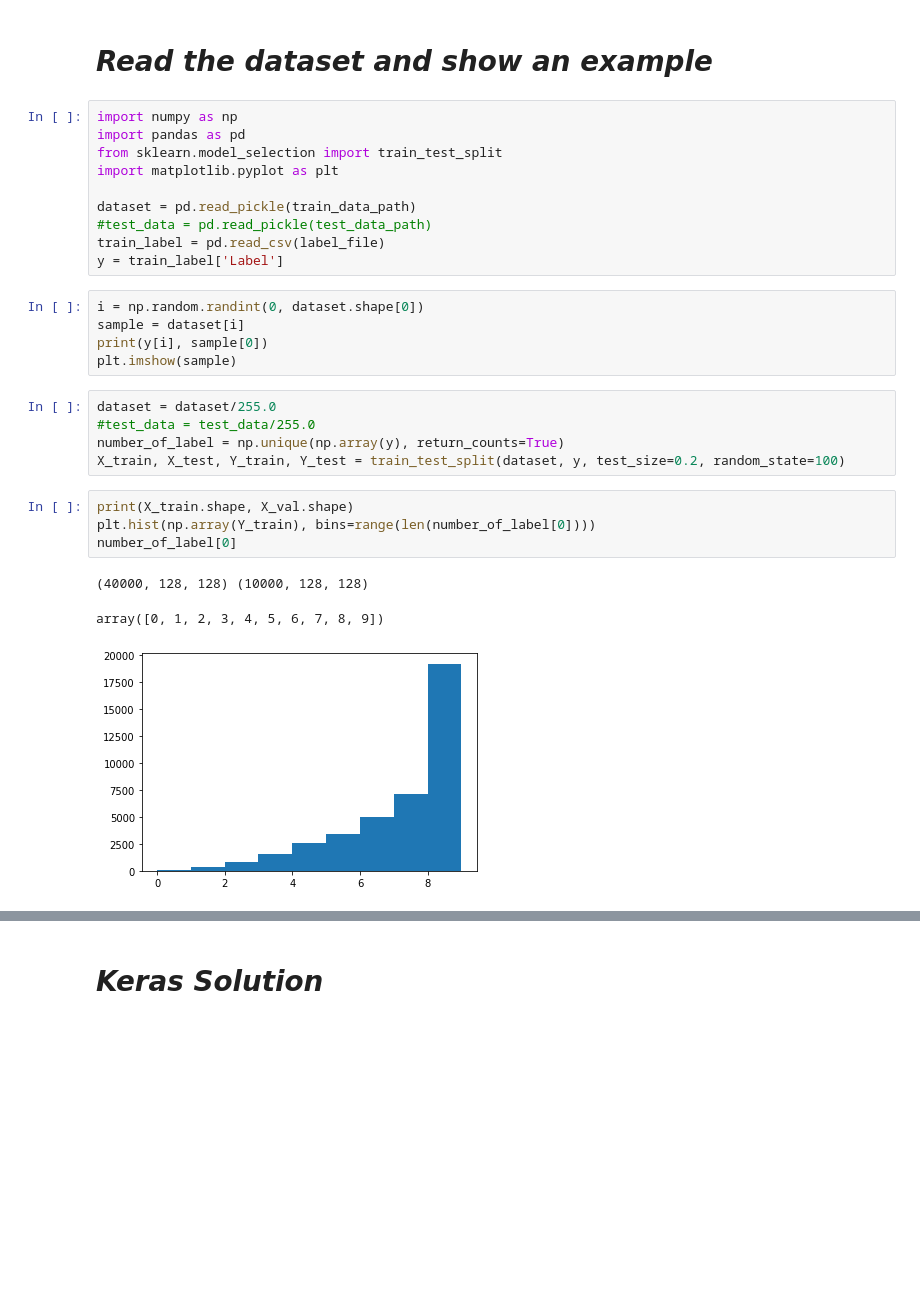
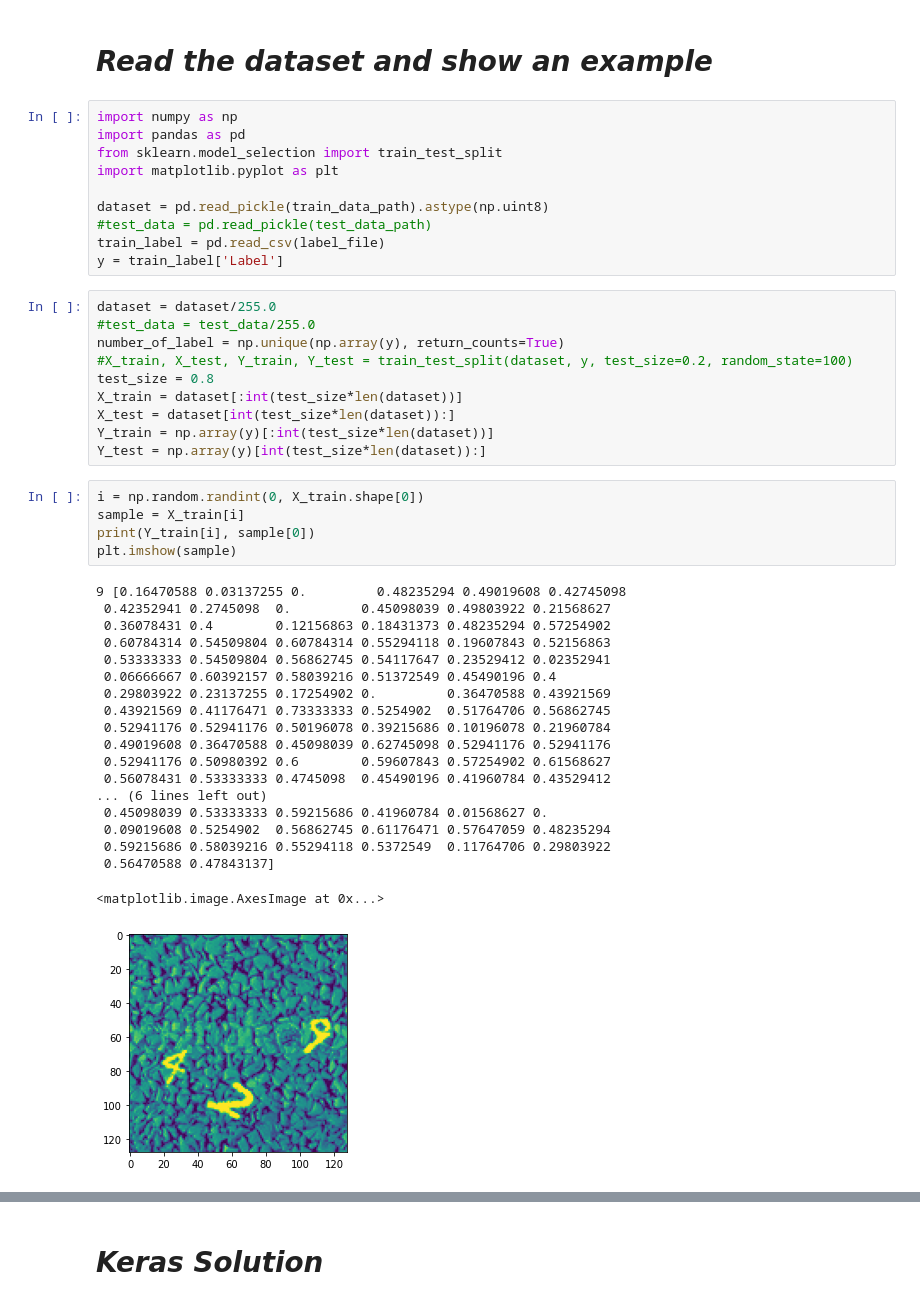
Before and after one commit to aquangnguyen1992/tensorflow_colab, a Jupyter notebook: mnist_max.ipynb, the cells around one changed output, grey strips where cells are left out. Cells and saved outputs as stored; diff of their text form; blank space fills up the shorter version.

Commit message:
Still cannot train. Memory problem

```diff
--- a/mnist_max.ipynb
+++ b/mnist_max.ipynb
@@ -27,25 +27,42 @@ import pandas as pd
 from sklearn.model_selection import train_test_split
 import matplotlib.pyplot as plt
 
-dataset = pd.read_pickle(train_data_path)
+dataset = pd.read_pickle(train_data_path).astype(np.uint8)
 #test_data = pd.read_pickle(test_data_path)
 train_label = pd.read_csv(label_file)
 y = train_label['Label']
+# %%
+dataset = dataset/255.0
+#test_data = test_data/255.0
+number_of_label = np.unique(np.array(y), return_counts=True)
+#X_train, X_test, Y_train, Y_test = train_test_split(dataset, y, test_size=0.2, random_state=100)
+test_size = 0.8
+X_train = dataset[:int(test_size*len(dataset))]
+X_test = dataset[int(test_size*len(dataset)):]
+Y_train = np.array(y)[:int(test_size*len(dataset))]
+Y_test = np.array(y)[int(test_size*len(dataset)):]
 # %%
-i = np.random.randint(0, dataset.shape[0])
-sample = dataset[i]
-print(y[i], sample[0])
+i = np.random.randint(0, X_train.shape[0])
+sample = X_train[i]
+print(Y_train[i], sample[0])
 plt.imshow(sample)
+# %% [output]
+9 [0.16470588 0.03137255 0.         0.48235294 0.49019608 0.42745098
+ 0.42352941 0.2745098  0.         0.45098039 0.49803922 0.21568627
+ 0.36078431 0.4        0.12156863 0.18431373 0.48235294 0.57254902
+ 0.60784314 0.54509804 0.60784314 0.55294118 0.19607843 0.52156863
+ 0.53333333 0.54509804 0.56862745 0.54117647 0.23529412 0.02352941
+ 0.06666667 0.60392157 0.58039216 0.51372549 0.45490196 0.4
+ 0.29803922 0.23137255 0.17254902 0.         0.36470588 0.43921569
+ 0.43921569 0.41176471 0.73333333 0.5254902  0.51764706 0.56862745
+ 0.52941176 0.52941176 0.50196078 0.39215686 0.10196078 0.21960784
+ 0.49019608 0.36470588 0.45098039 0.62745098 0.52941176 0.52941176
+ 0.52941176 0.50980392 0.6        0.59607843 0.57254902 0.61568627
+ 0.56078431 0.53333333 0.4745098  0.45490196 0.41960784 0.43529412
+... (6 lines left out)
+ 0.45098039 0.53333333 0.59215686 0.41960784 0.01568627 0.
+ 0.09019608 0.5254902  0.56862745 0.61176471 0.57647059 0.48235294
+ 0.59215686 0.58039216 0.55294118 0.5372549  0.11764706 0.29803922
+ 0.56470588 0.47843137]
+<matplotlib.image.AxesImage at 0x...>
+[figure, added]
-# %%
-dataset = dataset/255.0
-#test_data = test_data/255.0
-number_of_label = np.unique(np.array(y), return_counts=True)
-X_train, X_test, Y_train, Y_test = train_test_split(dataset, y, test_size=0.2, random_state=100)
-# %%
-print(X_train.shape, X_val.shape)
-plt.hist(np.array(Y_train), bins=range(len(number_of_label[0])))
-number_of_label[0]
-# %% [output]
-(40000, 128, 128) (10000, 128, 128)
-array([0, 1, 2, 3, 4, 5, 6, 7, 8, 9])
-[figure, removed]
```
Also changed, not shown: parts of 4 cells of this notebook.
